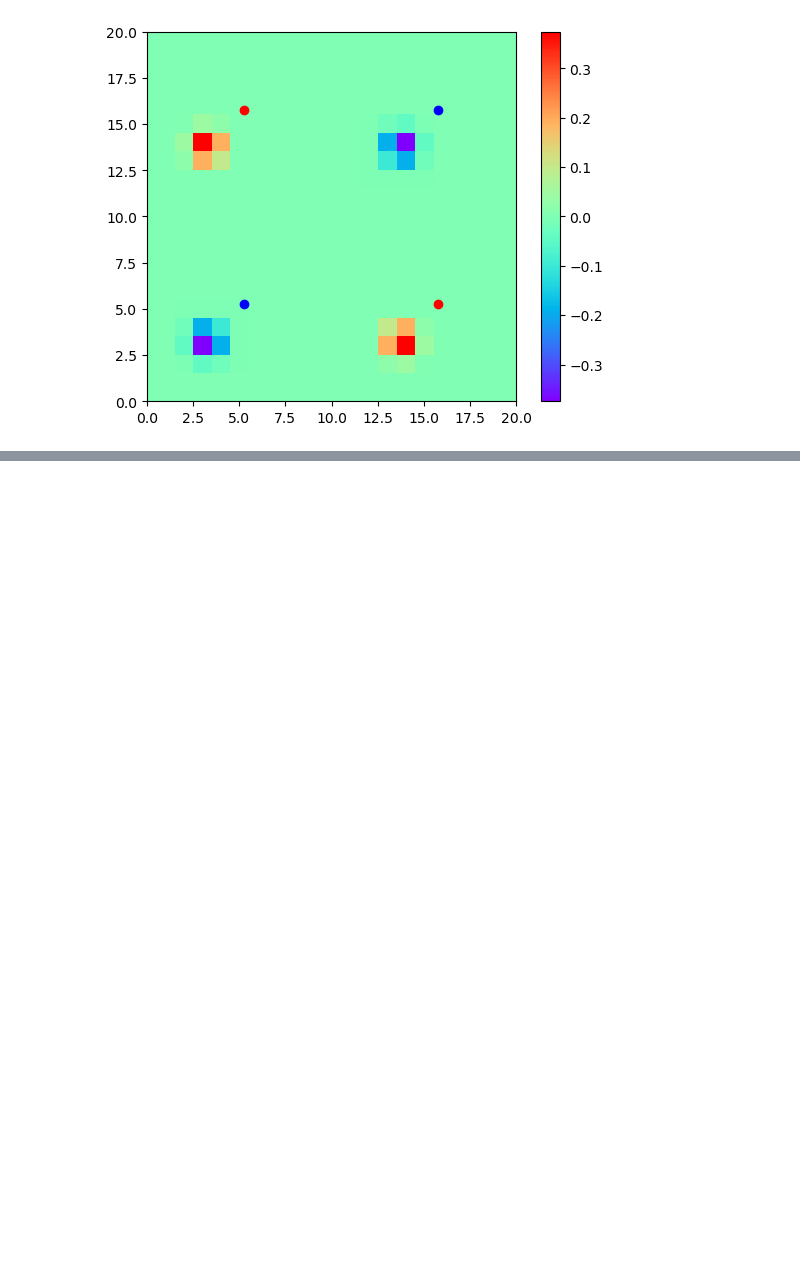
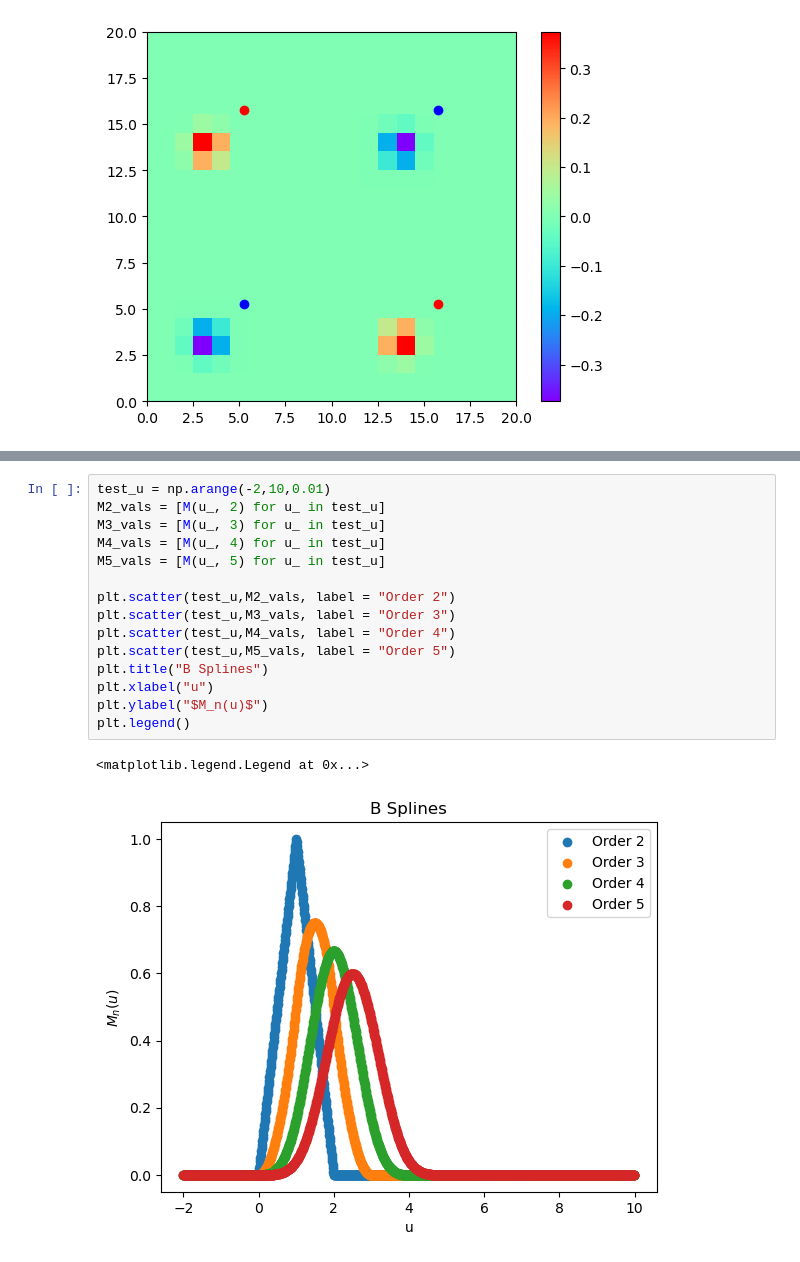
Before and after one commit to ejmeitz/CUDA_P3M, a Jupyter notebook: test_data/scripts.ipynb, the cells around one changed output, grey strips where cells are left out. Saved outputs shown, nothing was run; the diff lists cells and outputs as text; blank space fills up the shorter version.

```diff
--- a/test_data/scripts.ipynb
+++ b/test_data/scripts.ipynb
@@ -257,0 +252,18 @@ array([[ 5.25,  5.25],
+# %%
+test_u = np.arange(-2,10,0.01)
+M2_vals = [M(u_, 2) for u_ in test_u]
+M3_vals = [M(u_, 3) for u_ in test_u]
+M4_vals = [M(u_, 4) for u_ in test_u]
+M5_vals = [M(u_, 5) for u_ in test_u]
+
+plt.scatter(test_u,M2_vals, label = "Order 2")
+plt.scatter(test_u,M3_vals, label = "Order 3")
+plt.scatter(test_u,M4_vals, label = "Order 4")
+plt.scatter(test_u,M5_vals, label = "Order 5")
+plt.title("B Splines")
+plt.xlabel("u")
+plt.ylabel("$M_n(u)$")
+plt.legend()
+# %% [output]
+<matplotlib.legend.Legend at 0x...>
+[figure, added]
```
Also changed, not shown: parts of 6 cells of this notebook.
